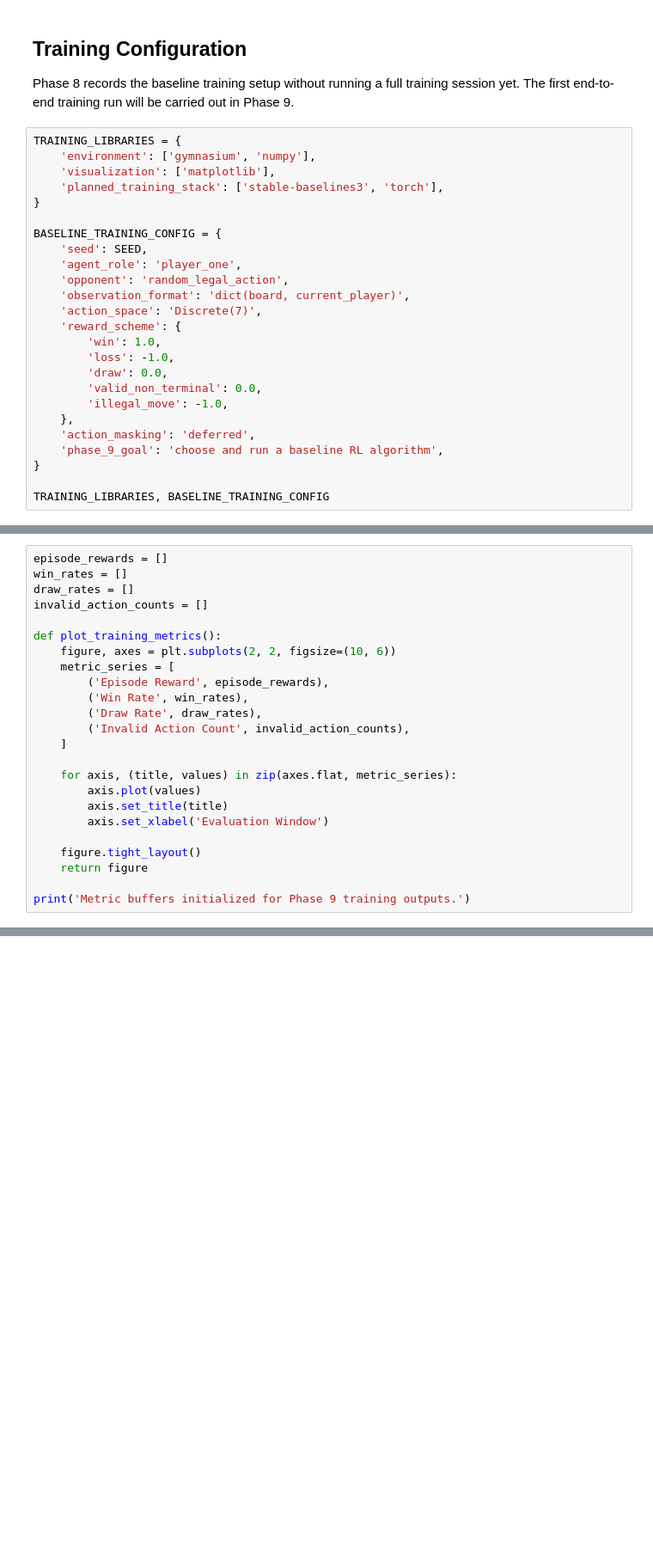
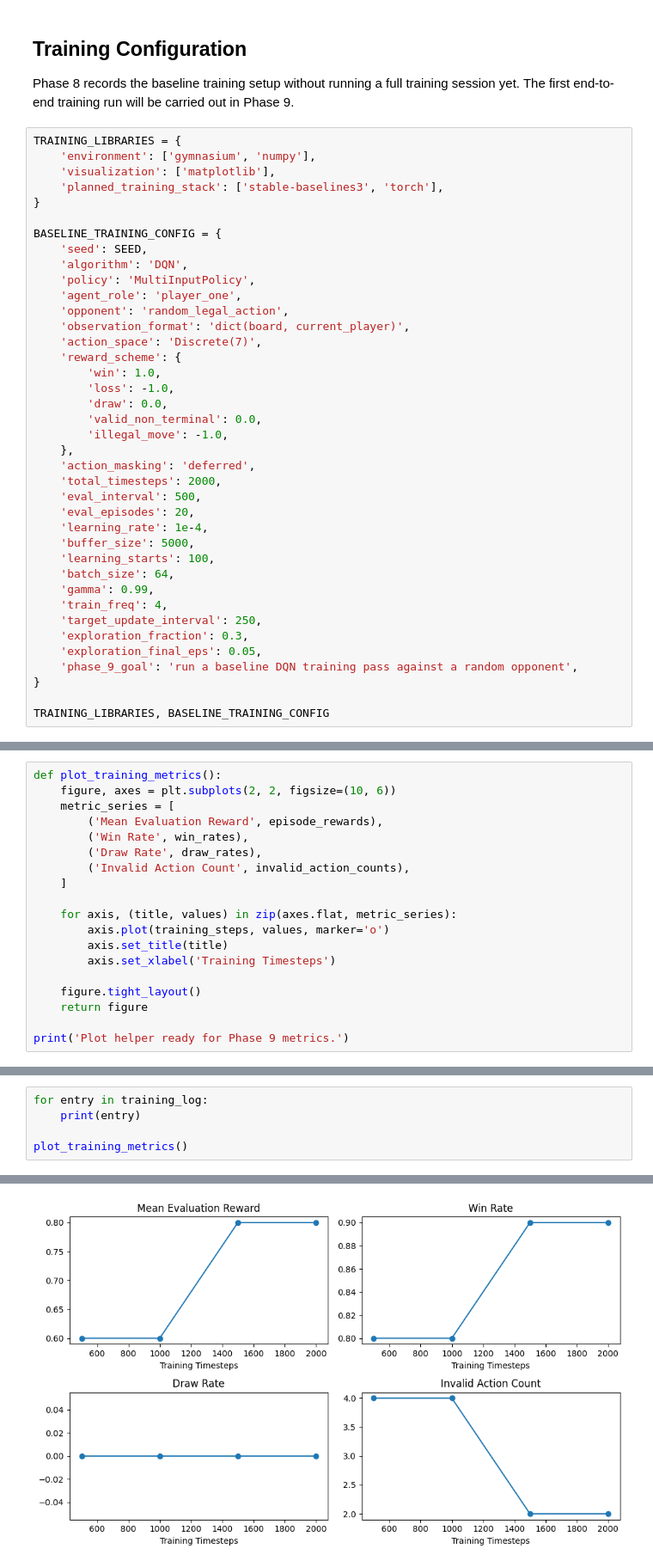
Before and after one commit to JetShark/RLconnect4, a Jupyter notebook: connect4_rl_tutorial.ipynb, the cells around one changed output, grey strips where cells are left out. Shown at 86% size. Cells and saved outputs as stored; diff of their text form; blank space fills up the shorter version.

```diff
--- a/connect4_rl_tutorial.ipynb
+++ b/connect4_rl_tutorial.ipynb
@@ -79,6 +109,8 @@ TRAINING_LIBRARIES = {
 
 BASELINE_TRAINING_CONFIG = {
     'seed': SEED,
+    'algorithm': 'DQN',
+    'policy': 'MultiInputPolicy',
     'agent_role': 'player_one',
     'opponent': 'random_legal_action',
     'observation_format': 'dict(board, current_player)',
@@ -91,7 +123,19 @@ BASELINE_TRAINING_CONFIG = {
         'illegal_move': -1.0,
     },
     'action_masking': 'deferred',
-    'phase_9_goal': 'choose and run a baseline RL algorithm',
+    'total_timesteps': 2000,
+    'eval_interval': 500,
+    'eval_episodes': 20,
+    'learning_rate': 1e-4,
+    'buffer_size': 5000,
+    'learning_starts': 100,
+    'batch_size': 64,
+    'gamma': 0.99,
+    'train_freq': 4,
+    'target_update_interval': 250,
+    'exploration_fraction': 0.3,
+    'exploration_final_eps': 0.05,
+    'phase_9_goal': 'run a baseline DQN training pass against a random opponent',
 }
 
 TRAINING_LIBRARIES, BASELINE_TRAINING_CONFIG
@@ -102,24 +294,19 @@ The notebook will later plot baseline learning evidence such as episode reward,
 # %%
-episode_rewards = []
-win_rates = []
-draw_rates = []
-invalid_action_counts = []
-
 def plot_training_metrics():
     figure, axes = plt.subplots(2, 2, figsize=(10, 6))
     metric_series = [
-        ('Episode Reward', episode_rewards),
+        ('Mean Evaluation Reward', episode_rewards),
         ('Win Rate', win_rates),
         ('Draw Rate', draw_rates),
         ('Invalid Action Count', invalid_action_counts),
     ]
 
     for axis, (title, values) in zip(axes.flat, metric_series):
-        axis.plot(values)
+        axis.plot(training_steps, values, marker='o')
         axis.set_title(title)
-        axis.set_xlabel('Evaluation Window')
+        axis.set_xlabel('Training Timesteps')
 
     figure.tight_layout()
     return figure
 
-print('Metric buffers initialized for Phase 9 training outputs.')
+print('Plot helper ready for Phase 9 metrics.')
@@ -125,0 +315,6 @@ print('Metric buffers initialized for Phase 9 training outputs.')
+# %%
+for entry in training_log:
+    print(entry)
+
+plot_training_metrics()
+# %% [output]
@@ -125,0 +325 @@ print('Metric buffers initialized for Phase 9 training outputs.')
+[figure, added]
```
Also changed, not shown: parts of 11 cells of this notebook, 4 other files.
